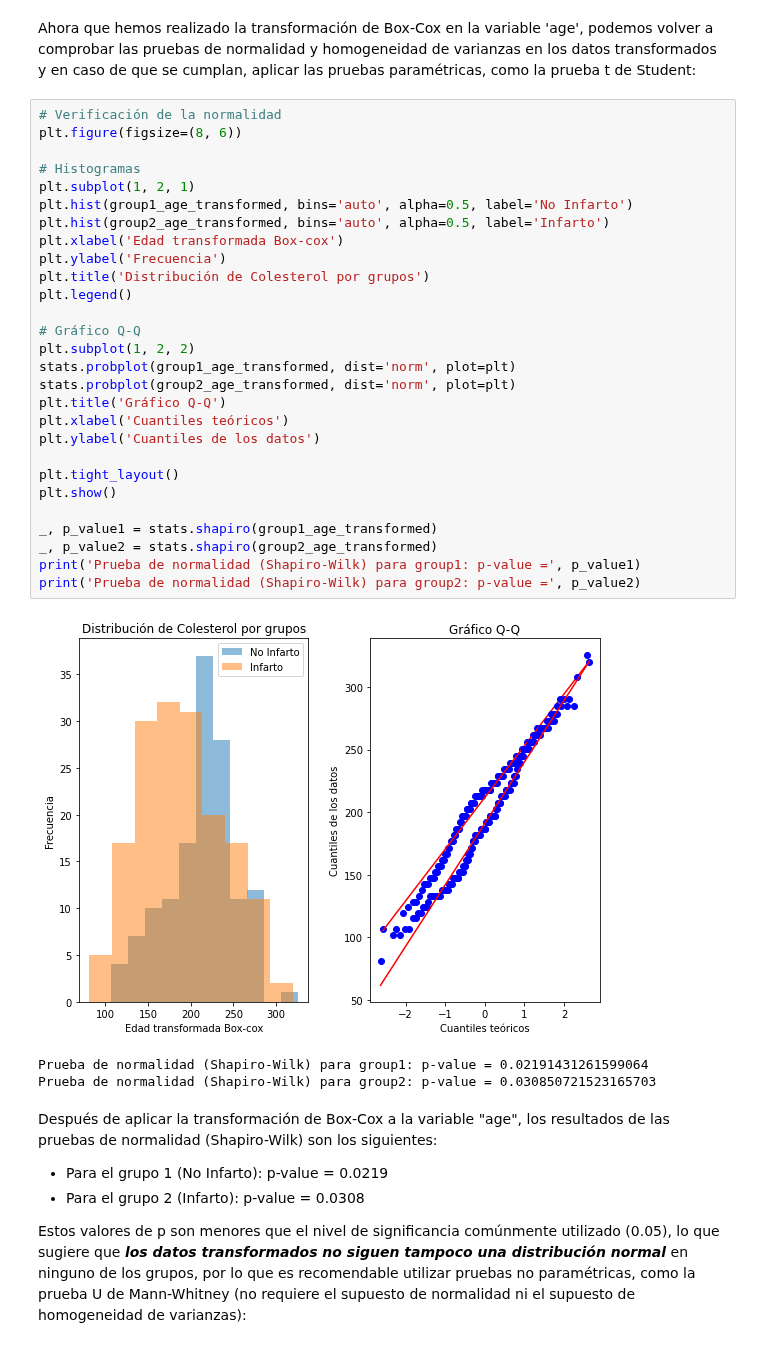
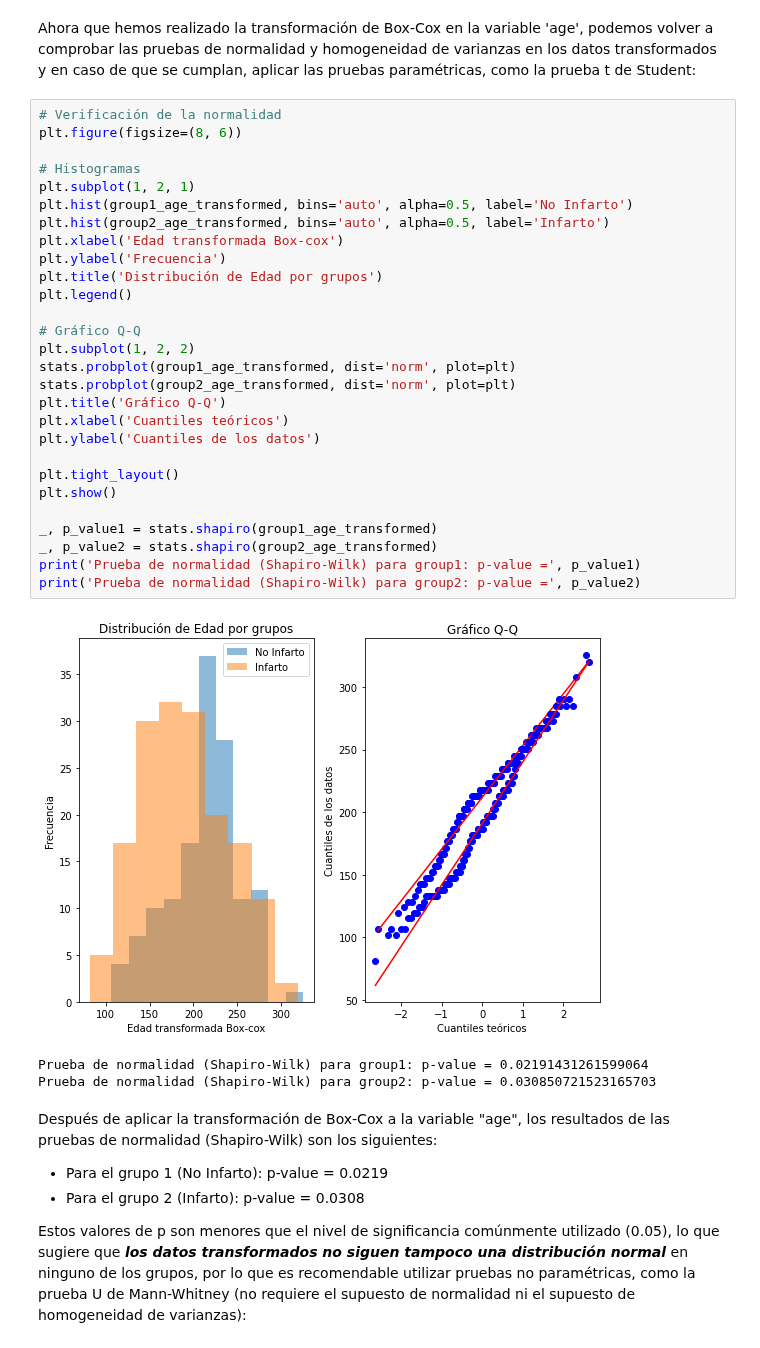
Before and after one commit to OscarTienda/heart-attack-analysis-prection, a Jupyter notebook: code/heart-attack-analysis-prediction.ipynb, the cells around one changed output. Cells and saved outputs as stored; diff of their text form.

```diff
--- a/code/heart-attack-analysis-prediction.ipynb
+++ b/code/heart-attack-analysis-prediction.ipynb
@@ -514,33 +514,33 @@ Ahora que hemos realizado la transformación de Box-Cox en la variable 'age', po
 # %%
 # Verificación de la normalidad
 plt.figure(figsize=(8, 6))
 
 # Histogramas
 plt.subplot(1, 2, 1)
 plt.hist(group1_age_transformed, bins='auto', alpha=0.5, label='No Infarto')
 plt.hist(group2_age_transformed, bins='auto', alpha=0.5, label='Infarto')
 plt.xlabel('Edad transformada Box-cox')
 plt.ylabel('Frecuencia')
-plt.title('Distribución de Colesterol por grupos')
+plt.title('Distribución de Edad por grupos')
 plt.legend()
 
 # Gráfico Q-Q
 plt.subplot(1, 2, 2)
 stats.probplot(group1_age_transformed, dist='norm', plot=plt)
 stats.probplot(group2_age_transformed, dist='norm', plot=plt)
 plt.title('Gráfico Q-Q')
 plt.xlabel('Cuantiles teóricos')
 plt.ylabel('Cuantiles de los datos')
 
 plt.tight_layout()
 plt.show()
 
 _, p_value1 = stats.shapiro(group1_age_transformed)
 _, p_value2 = stats.shapiro(group2_age_transformed)
 print('Prueba de normalidad (Shapiro-Wilk) para group1: p-value =', p_value1)
 print('Prueba de normalidad (Shapiro-Wilk) para group2: p-value =', p_value2)
 # %% [output]
-[figure, old version]
+[figure, new version]
 Prueba de normalidad (Shapiro-Wilk) para group1: p-value = 0.02191431261599064
 Prueba de normalidad (Shapiro-Wilk) para group2: p-value = 0.030850721523165703
 # %% [markdown]
```
Also changed, not shown: parts of 9 cells of this notebook.
